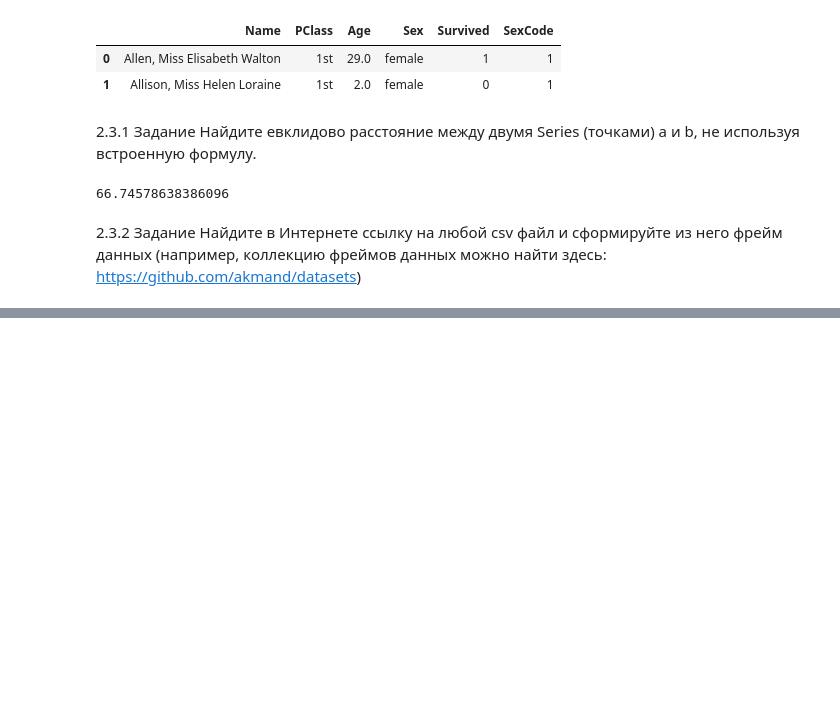
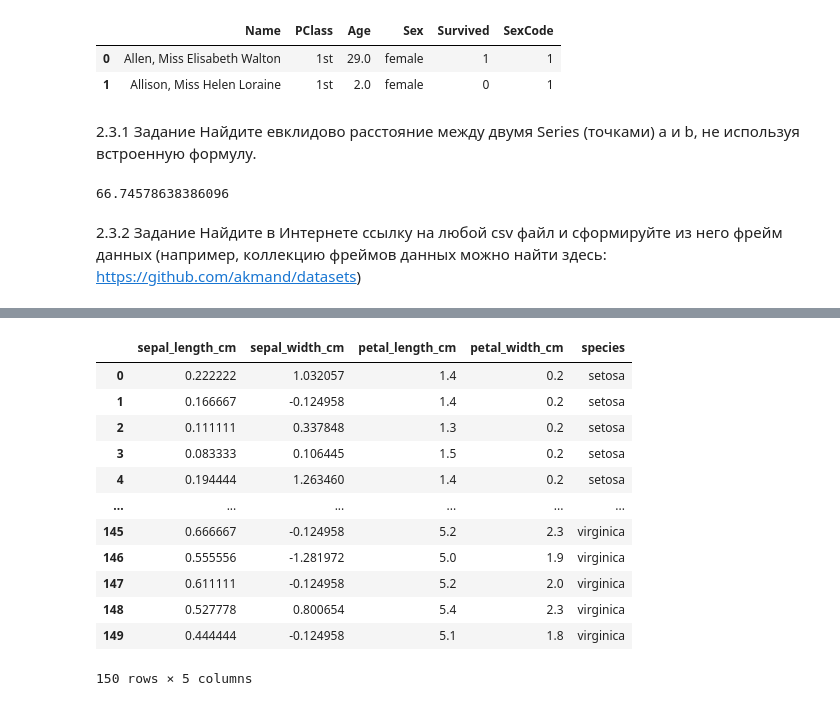
Before and after one commit to yakaska/mirea_artificial_intelligence, a Jupyter notebook: Yakushev_VP_Workbook2.ipynb, the cells around one changed output, grey strips where cells are left out. Cells and saved outputs as stored; diff of their text form; code cells hidden in the pictures; blank space fills up the shorter version.

```diff
--- a/Yakushev_VP_Workbook2.ipynb
+++ b/Yakushev_VP_Workbook2.ipynb
@@ -422,0 +558,23 @@ print(evk(a,b))
+# %%
+from sklearn.preprocessing import StandardScaler
+
+dframe = pd.read_csv(r'https://raw.githubusercontent.com/akmand/datasets/master/iris.csv')
+scaler = MinMaxScaler()
+dframe[['sepal_length_cm']] = scaler.fit_transform(dframe[['sepal_length_cm']])
+scaler = StandardScaler()
+dframe[['sepal_width_cm']] = scaler.fit_transform(dframe[['sepal_width_cm']])
+dframe
+# %% [output]
+|  | sepal_length_cm | sepal_width_cm | petal_length_cm | petal_width_cm | species |
+| 0 | 0.222222 | 1.032057 | 1.4 | 0.2 | setosa |
+| 1 | 0.166667 | -0.124958 | 1.4 | 0.2 | setosa |
+| 2 | 0.111111 | 0.337848 | 1.3 | 0.2 | setosa |
+| 3 | 0.083333 | 0.106445 | 1.5 | 0.2 | setosa |
+| 4 | 0.194444 | 1.263460 | 1.4 | 0.2 | setosa |
+| ... | ... | ... | ... | ... | ... |
+| 145 | 0.666667 | -0.124958 | 5.2 | 2.3 | virginica |
+| 146 | 0.555556 | -1.281972 | 5.0 | 1.9 | virginica |
+| 147 | 0.611111 | -0.124958 | 5.2 | 2.0 | virginica |
+| 148 | 0.527778 | 0.800654 | 5.4 | 2.3 | virginica |
+| 149 | 0.444444 | -0.124958 | 5.1 | 1.8 | virginica |
+150 rows × 5 columns
```
Also changed, not shown: parts of 13 cells of this notebook.
